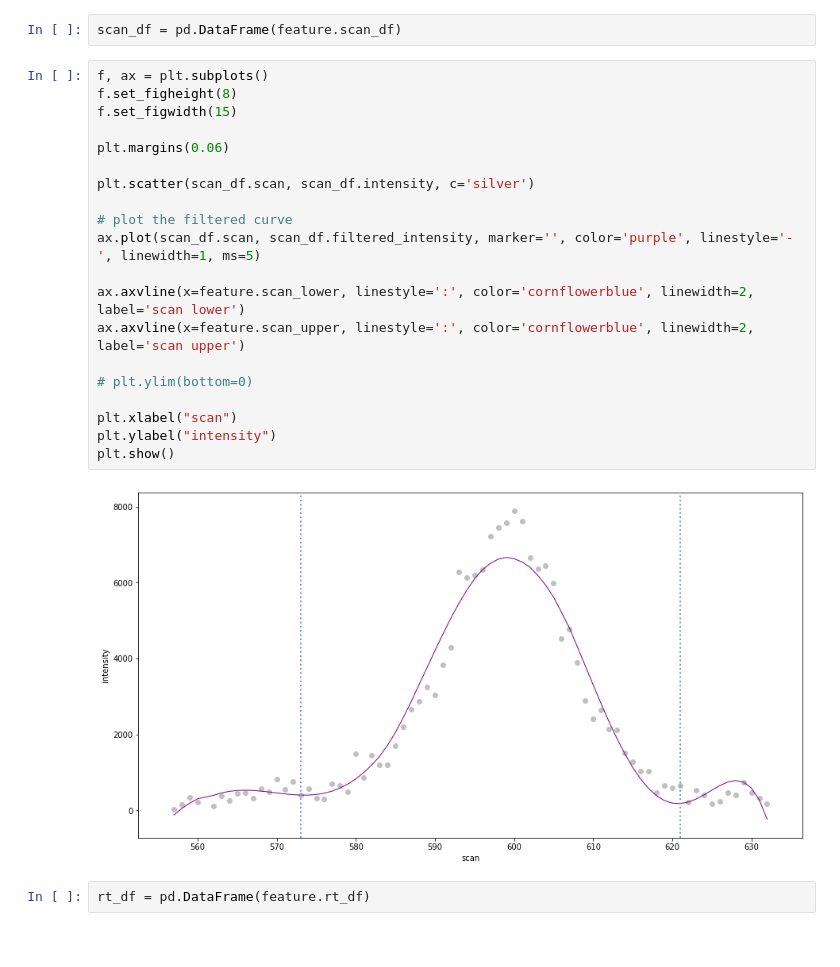
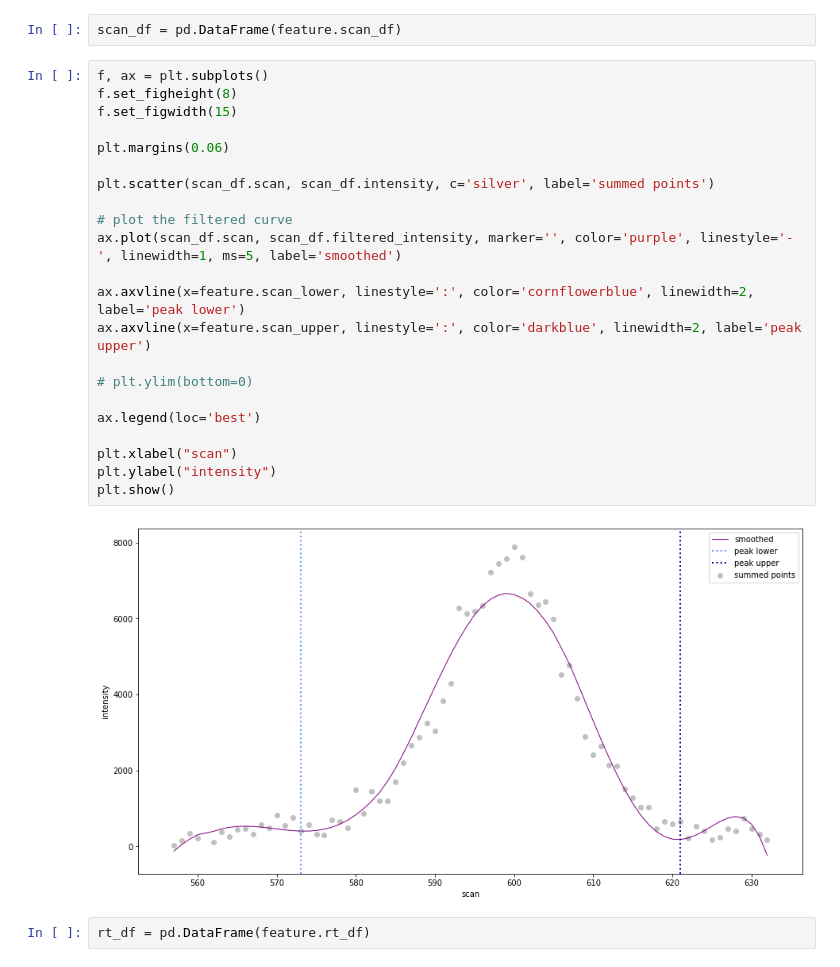
Before and after one commit to WEHI-Proteomics/tfde, a Jupyter notebook: notebooks/paper 2 - visualising before and after ms1 intensity descent.ipynb, the cells around one changed output. Drawn from its saved outputs; the diff is of its cells as text.

```diff
--- a/notebooks/paper 2 - visualising before and after ms1 intensity descent.ipynb
+++ b/notebooks/paper 2 - visualising before and after ms1 intensity descent.ipynb
@@ -336,25 +338,27 @@ scan_df = pd.DataFrame(feature.scan_df)
 # %%
 f, ax = plt.subplots()
 f.set_figheight(8)
 f.set_figwidth(15)
 
 plt.margins(0.06)
 
-plt.scatter(scan_df.scan, scan_df.intensity, c='silver')
+plt.scatter(scan_df.scan, scan_df.intensity, c='silver', label='summed points')
 
 # plot the filtered curve
-ax.plot(scan_df.scan, scan_df.filtered_intensity, marker='', color='purple', linestyle='-', linewidth=1, ms=5)
+ax.plot(scan_df.scan, scan_df.filtered_intensity, marker='', color='purple', linestyle='-', linewidth=1, ms=5, label='smoothed')
 
-ax.axvline(x=feature.scan_lower, linestyle=':', color='cornflowerblue', linewidth=2, label='scan lower')
-ax.axvline(x=feature.scan_upper, linestyle=':', color='cornflowerblue', linewidth=2, label='scan upper')
+ax.axvline(x=feature.scan_lower, linestyle=':', color='cornflowerblue', linewidth=2, label='peak lower')
+ax.axvline(x=feature.scan_upper, linestyle=':', color='darkblue', linewidth=2, label='peak upper')
 
 # plt.ylim(bottom=0)
+
+ax.legend(loc='best')
 
 plt.xlabel("scan")
 plt.ylabel("intensity")
 plt.show()
 # %% [output]
-[figure, old version]
+[figure, new version]
 # %%
 rt_df = pd.DataFrame(feature.rt_df)
 # %%
```
Also changed, not shown: parts of 7 cells of this notebook, 4 other files.
